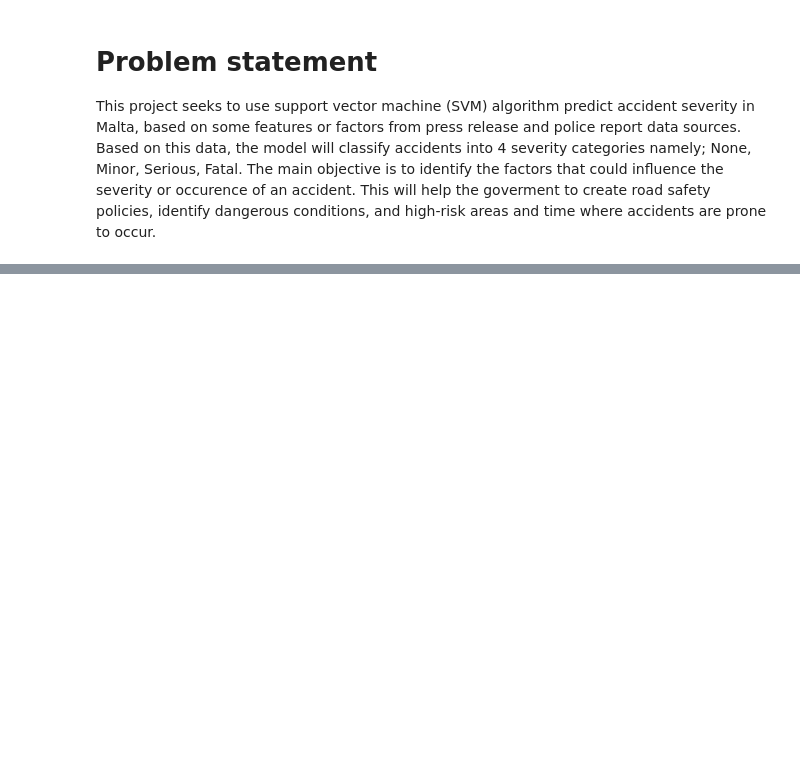
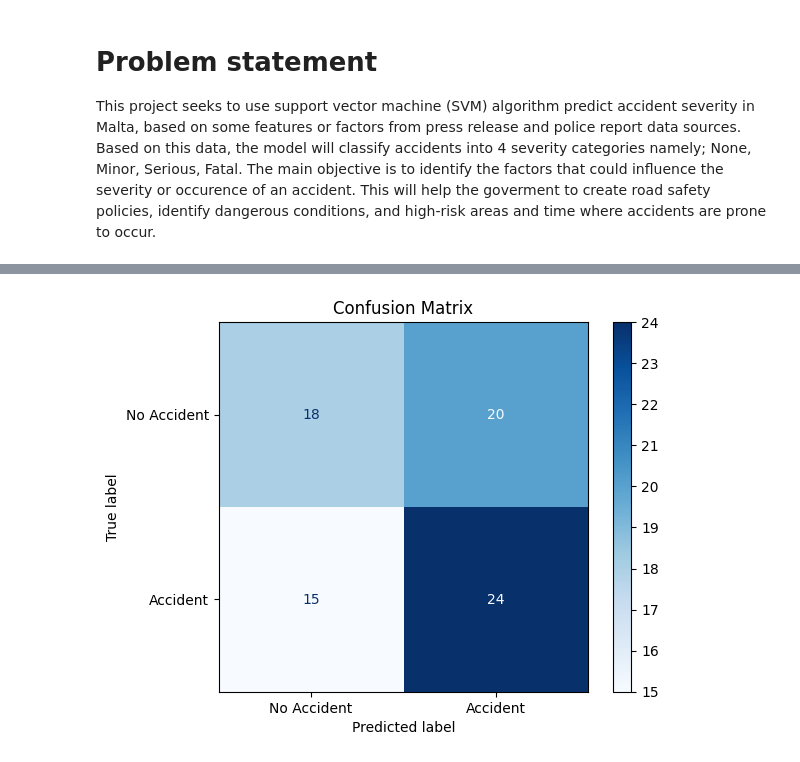
Before and after one commit to Alan-Grech295/ics5110-news-analysis, a Jupyter notebook: 3c_Support_Vector_Machine_Eyong-Ebob Cyril Enow.ipynb, the cells around one changed output, grey strips where cells are left out. Drawn from its saved outputs; the diff is of its cells as text; code cells hidden in the pictures; blank space fills up the shorter version.

```diff
--- a/3c_Support_Vector_Machine_Eyong-Ebob Cyril Enow.ipynb
+++ b/3c_Support_Vector_Machine_Eyong-Ebob Cyril Enow.ipynb
@@ -709,0 +422,14 @@ Also, warning systems and traffic advisories should prioritize precipitation and
+# %%
+vals = daily_df
+target = daily_df[["accident_occurred"]]
+
+x_train, x_test, y_train, y_test = train_test_split(vals, target, test_size=0.2, stratify=target, random_state=42)
+
+best_pipeline = get_best_classifier(pipeline, x_train, y_train)
+
+best_pipeline.fit(x_train, y_train)
+
+y_pred = best_pipeline.predict(x_test)
+
+print(classification_report(y_test, y_pred))
+results["question_2"]["classification_report"] = classification_report(y_test, y_pred, output_dict=True)
@@ -709,0 +447,20 @@ Also, warning systems and traffic advisories should prioritize precipitation and
+# %%
+ConfusionMatrixDisplay.from_estimator(
+    best_pipeline,
+    x_test,
+    y_test,
+    display_labels=["No Accident", "Accident"],
+    cmap="Blues",
+)
+plt.title("Confusion Matrix")
+plt.show()
+
+cm = confusion_matrix(y_test, best_pipeline.predict(x_test))
+
+# Convert to dict
+results["question_2"]["confusion_matrix"] = {
+    "labels": ["No Accident", "Accident"],
+    "matrix": cm.tolist()
+}
+# %% [output]
+[figure, added]
```
Also changed, not shown: parts of 88 cells of this notebook, 2 other files.
